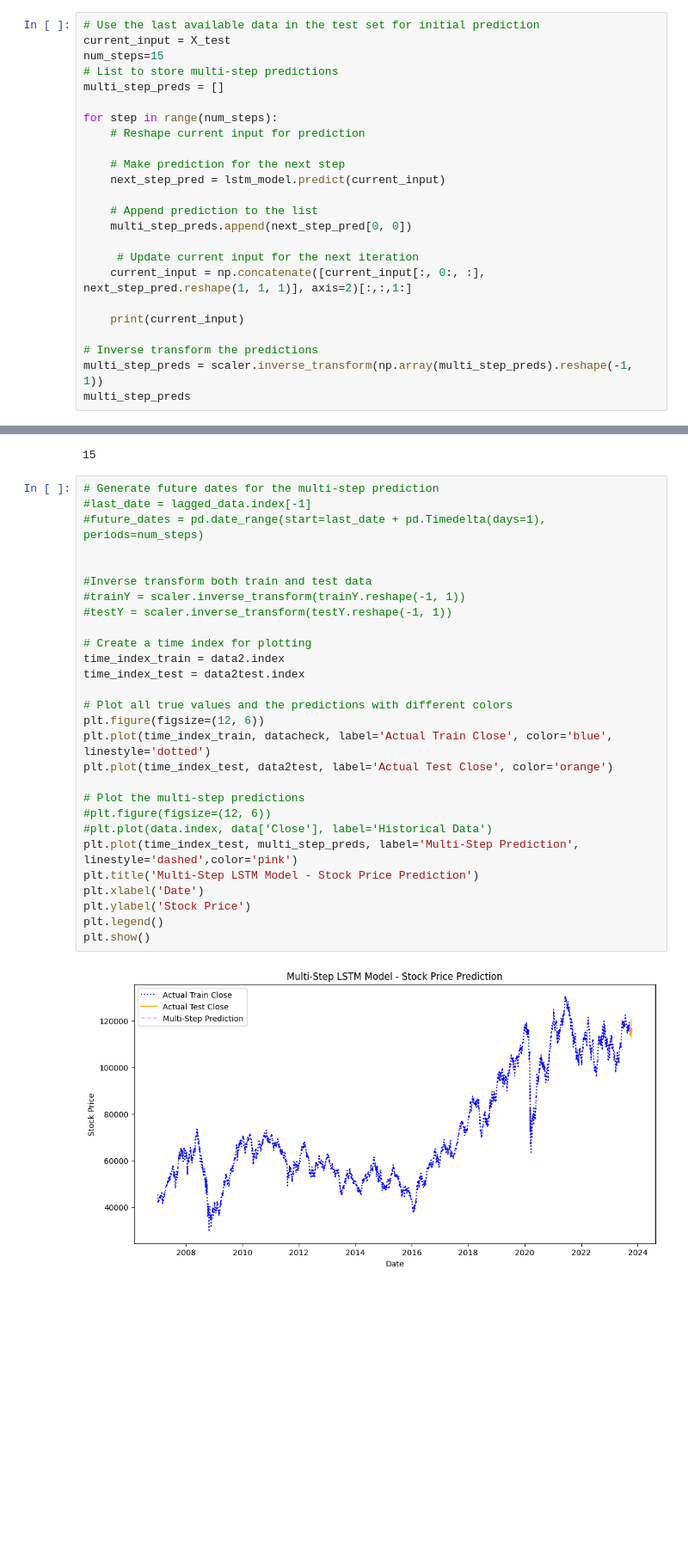
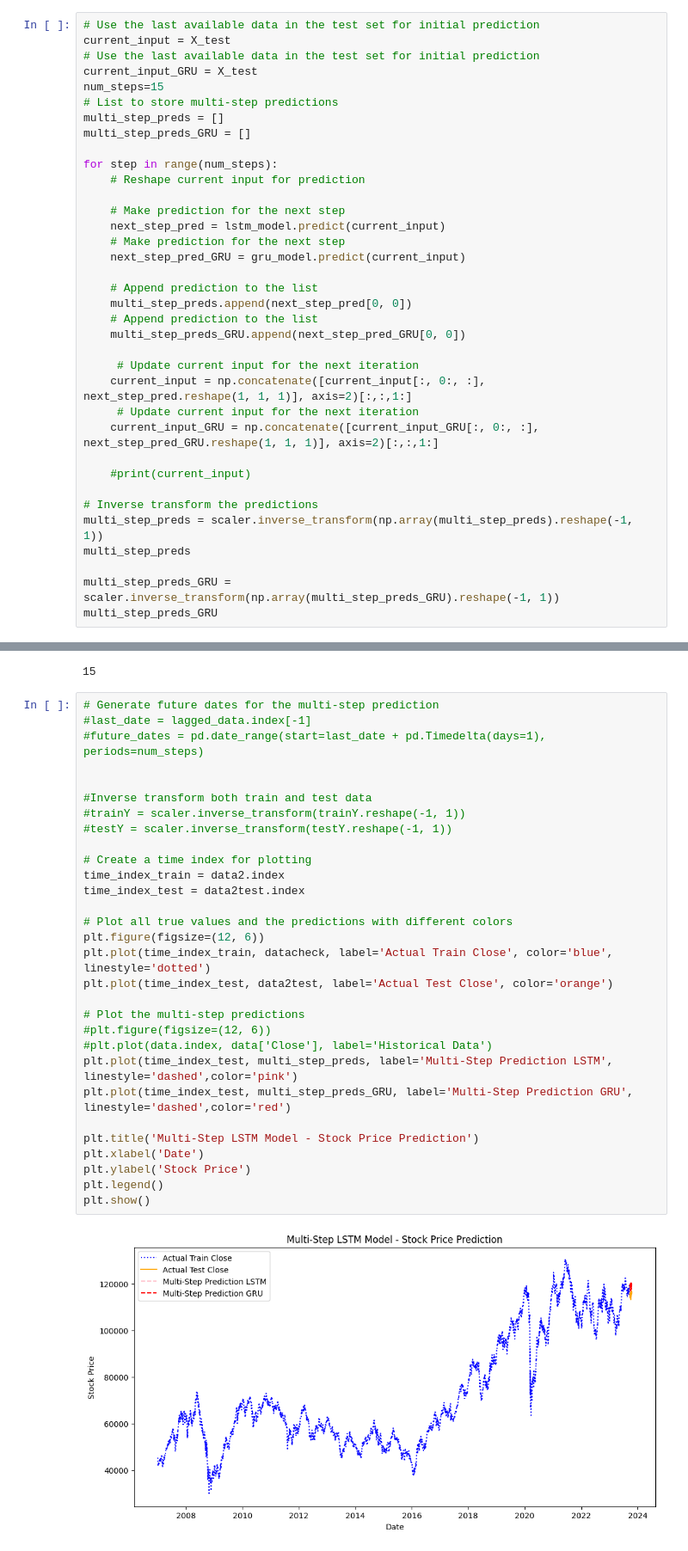
Before and after one commit to marreapato/Forecasting-BVSP-Deep-Learning, a Jupyter notebook: Baseline_Com_Lags.ipynb, the cells around one changed output, grey strips where cells are left out. Shown at 86% size. Saved outputs shown, nothing was run; the diff lists cells and outputs as text; blank space fills up the shorter version.

```diff
--- a/Baseline_Com_Lags.ipynb
+++ b/Baseline_Com_Lags.ipynb
@@ -528,25 +528,37 @@ array([[[0.88766639, 0.88141029, 0.87677248, 0.87241097, 0.88078862,
 # %%
 # Use the last available data in the test set for initial prediction
 current_input = X_test
+# Use the last available data in the test set for initial prediction
+current_input_GRU = X_test
 num_steps=15
 # List to store multi-step predictions
 multi_step_preds = []
+multi_step_preds_GRU = []
 
 for step in range(num_steps):
     # Reshape current input for prediction
 
     # Make prediction for the next step
     next_step_pred = lstm_model.predict(current_input)
+    # Make prediction for the next step
+    next_step_pred_GRU = gru_model.predict(current_input)
 
     # Append prediction to the list
     multi_step_preds.append(next_step_pred[0, 0])
+    # Append prediction to the list
+    multi_step_preds_GRU.append(next_step_pred_GRU[0, 0])
 
      # Update current input for the next iteration
     current_input = np.concatenate([current_input[:, 0:, :], next_step_pred.reshape(1, 1, 1)], axis=2)[:,:,1:]
+     # Update current input for the next iteration
+    current_input_GRU = np.concatenate([current_input_GRU[:, 0:, :], next_step_pred_GRU.reshape(1, 1, 1)], axis=2)[:,:,1:]
 
-    print(current_input)
+    #print(current_input)
 
 # Inverse transform the predictions
 multi_step_preds = scaler.inverse_transform(np.array(multi_step_preds).reshape(-1, 1))
 multi_step_preds
+
+multi_step_preds_GRU = scaler.inverse_transform(np.array(multi_step_preds_GRU).reshape(-1, 1))
+multi_step_preds_GRU
 # %% [output]
@@ -593,33 +605,35 @@ len(data2test)
 # %%
 # Generate future dates for the multi-step prediction
 #last_date = lagged_data.index[-1]
 #future_dates = pd.date_range(start=last_date + pd.Timedelta(days=1), periods=num_steps)
 
 
 #Inverse transform both train and test data
 #trainY = scaler.inverse_transform(trainY.reshape(-1, 1))
 #testY = scaler.inverse_transform(testY.reshape(-1, 1))
 
 # Create a time index for plotting
 time_index_train = data2.index
 time_index_test = data2test.index
 
 # Plot all true values and the predictions with different colors
 plt.figure(figsize=(12, 6))
 plt.plot(time_index_train, datacheck, label='Actual Train Close', color='blue', linestyle='dotted')
 plt.plot(time_index_test, data2test, label='Actual Test Close', color='orange')
 
 # Plot the multi-step predictions
 #plt.figure(figsize=(12, 6))
 #plt.plot(data.index, data['Close'], label='Historical Data')
-plt.plot(time_index_test, multi_step_preds, label='Multi-Step Prediction', linestyle='dashed',color='pink')
+plt.plot(time_index_test, multi_step_preds, label='Multi-Step Prediction LSTM', linestyle='dashed',color='pink')
+plt.plot(time_index_test, multi_step_preds_GRU, label='Multi-Step Prediction GRU', linestyle='dashed',color='red')
+
 plt.title('Multi-Step LSTM Model - Stock Price Prediction')
 plt.xlabel('Date')
 plt.ylabel('Stock Price')
 plt.legend()
 plt.show()
 # %% [output]
-[figure, old version]
+[figure, new version]
 # %%
 test_to_errors=np.array(data2test[['Close']])
 
```
Also changed, not shown: parts of 2 cells of this notebook.
